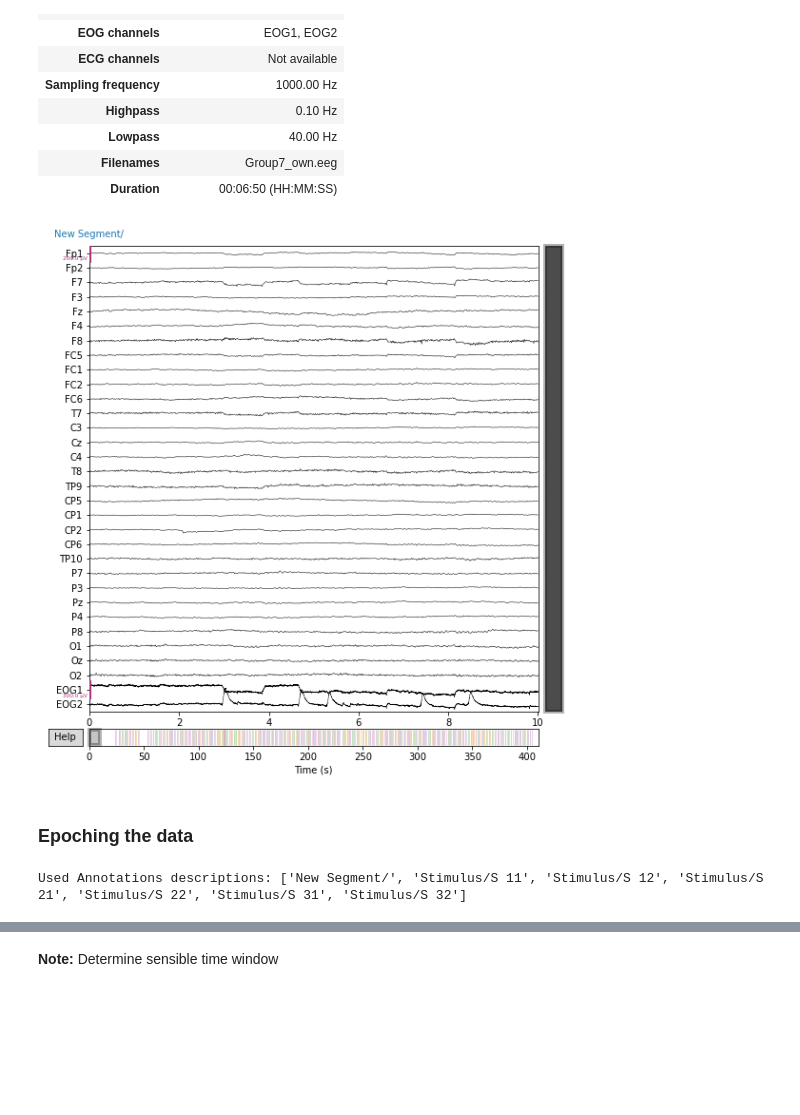
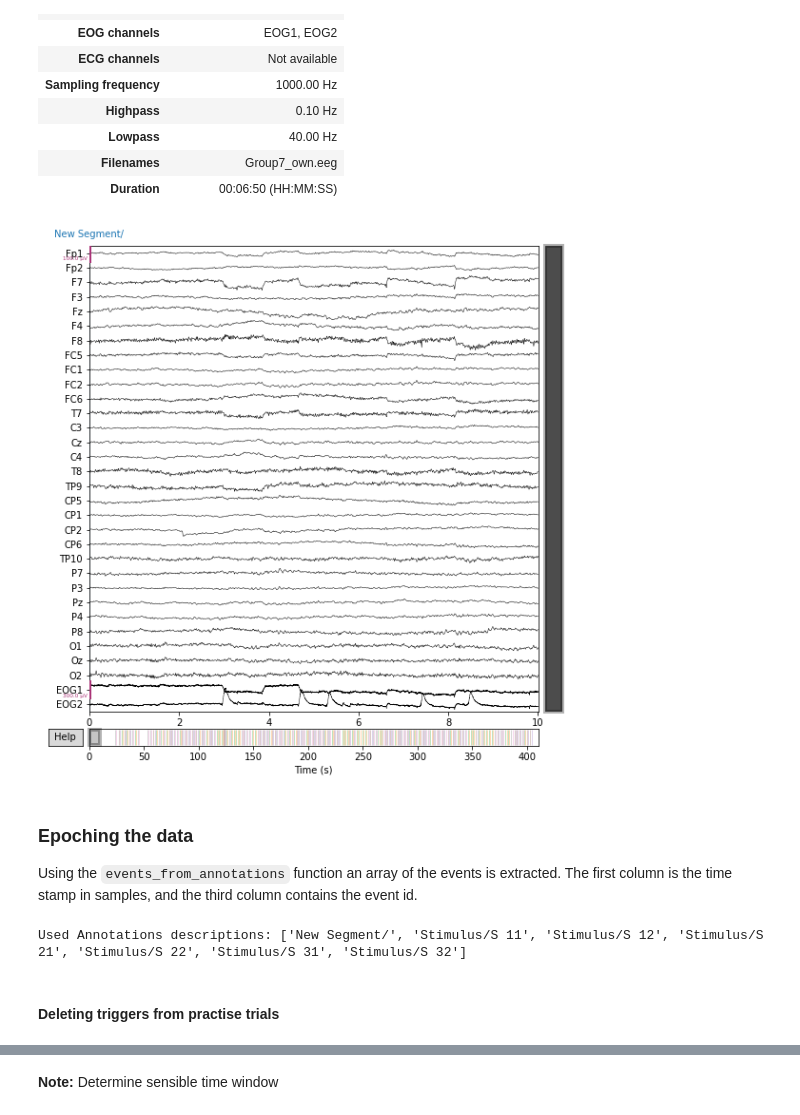
Before and after one commit to laurabpaulsen/EEG_and_mouse_tracking, a Jupyter notebook: ICA.ipynb, the cells around one changed output, grey strips where cells are left out. Cells and saved outputs as stored; diff of their text form; code cells hidden in the pictures; blank space fills up the shorter version.

```diff
--- a/ICA.ipynb
+++ b/ICA.ipynb
@@ -178,12 +179,15 @@ Applying ICA to Raw instance
 | Duration | 00:06:50 (HH:MM:SS) |
 # %%
 # plotting the data after ICA
-raw.plot(n_channels = 33, scalings = {'eeg': 100e-6});
+raw.plot(n_channels = 33, scalings = {'eeg': 50e-6});
 # %% [output]
-[figure, old version]
+[figure, new version]
 # %% [markdown]
 ### Epoching the data
+Using the `events_from_annotations` function an array of the events is extracted. The first column is the time stamp in samples, and the third column contains the event id.
 # %%
 events, _  = mne.events_from_annotations(raw)
 # %% [output]
 Used Annotations descriptions: ['New Segment/', 'Stimulus/S 11', 'Stimulus/S 12', 'Stimulus/S 21', 'Stimulus/S 22', 'Stimulus/S 31', 'Stimulus/S 32']
+# %% [markdown]
+#### Deleting triggers from practise trials
```
Also changed, not shown: parts of 28 cells of this notebook, 1 other file.
